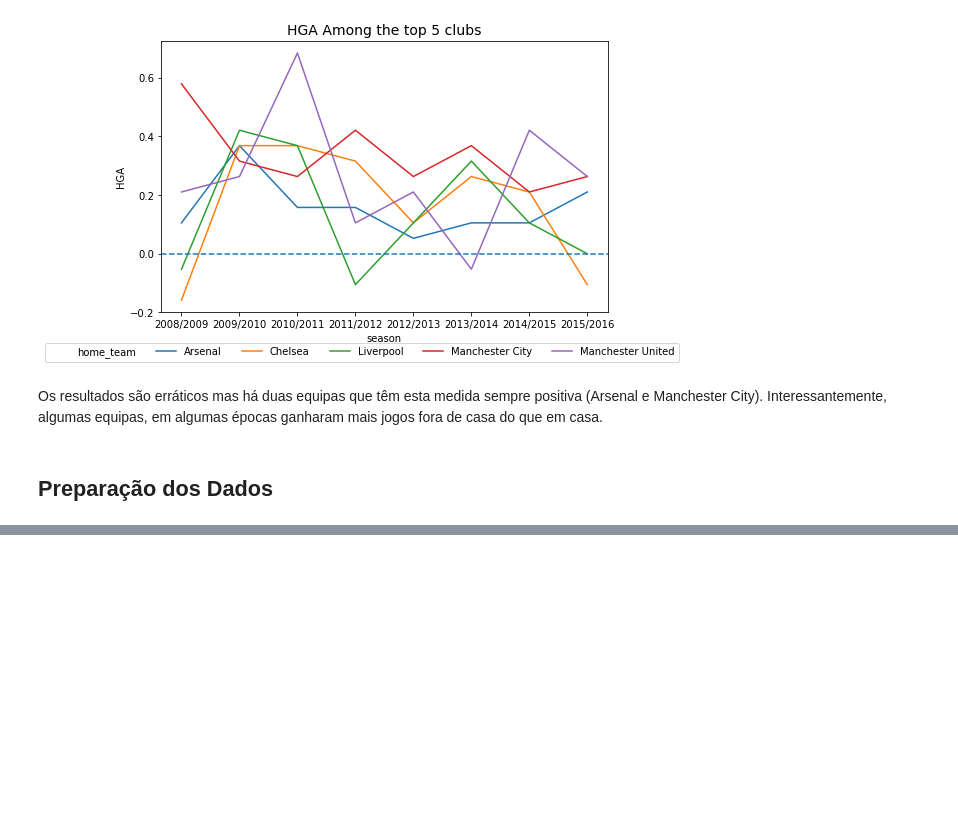
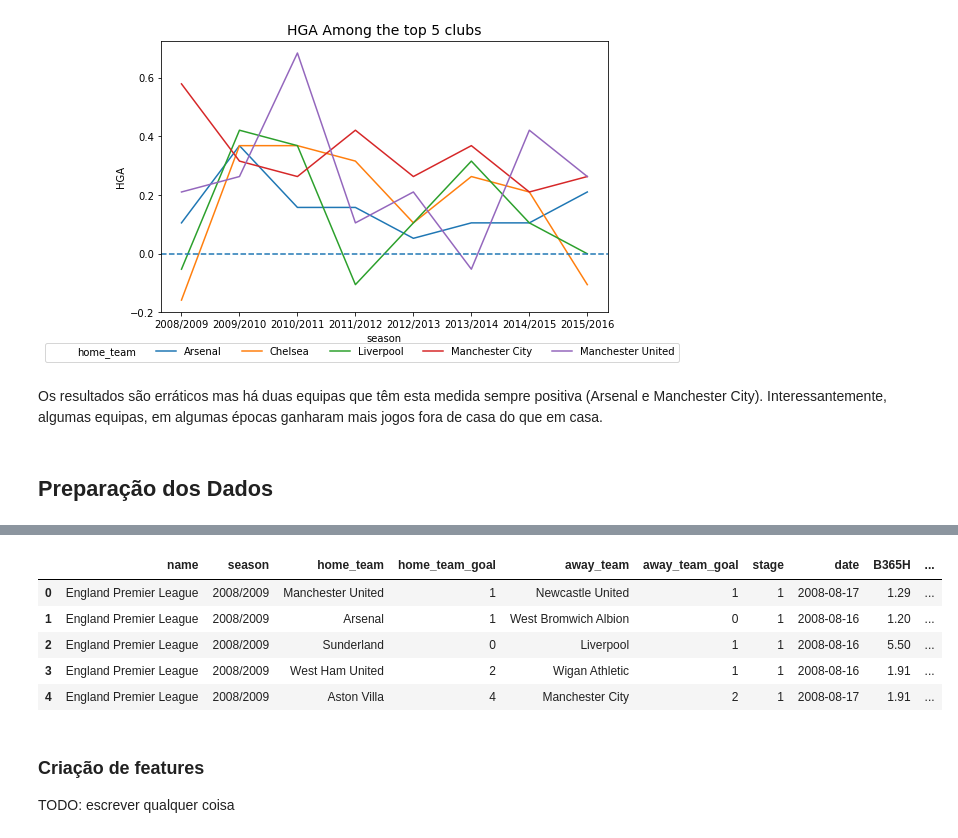
Before and after one commit to andremmori/IART-Project2, a Jupyter notebook: SoccerRegression.ipynb, the cells around one changed output, grey strips where cells are left out. Saved outputs shown, nothing was run; the diff lists cells and outputs as text; code cells hidden in the pictures; blank space fills up the shorter version.

```diff
--- a/SoccerRegression.ipynb
+++ b/SoccerRegression.ipynb
@@ -156,0 +239,17 @@ Os resultados são erráticos mas há duas equipas que têm esta medida sempre p
+# %%
+historic_games = matches \
+                .assign(date=lambda df: pd.to_datetime(df.date),
+                        gameId=-1,
+                        homeWin=lambda df: df.apply(lambda row: 1 if row.home_team_goal > row.away_team_goal else 0, axis='columns'))
+historic_games.head()
+# %% [output]
+|  | name | season | home_team | home_team_goal | away_team | away_team_goal | stage | date | B365H | ... |
+| 0 | England Premier League | 2008/2009 | Manchester United | 1 | Newcastle United | 1 | 1 | 2008-08-17 | 1.29 | ... |
+| 1 | England Premier League | 2008/2009 | Arsenal | 1 | West Bromwich Albion | 0 | 1 | 2008-08-16 | 1.20 | ... |
+| 2 | England Premier League | 2008/2009 | Sunderland | 0 | Liverpool | 1 | 1 | 2008-08-16 | 5.50 | ... |
+| 3 | England Premier League | 2008/2009 | West Ham United | 2 | Wigan Athletic | 1 | 1 | 2008-08-16 | 1.91 | ... |
+| 4 | England Premier League | 2008/2009 | Aston Villa | 4 | Manchester City | 2 | 1 | 2008-08-17 | 1.91 | ... |
+# %% [markdown]
+### Criação de features
+
+TODO: escrever qualquer coisa
```
Also changed, not shown: parts of 17 cells of this notebook.
